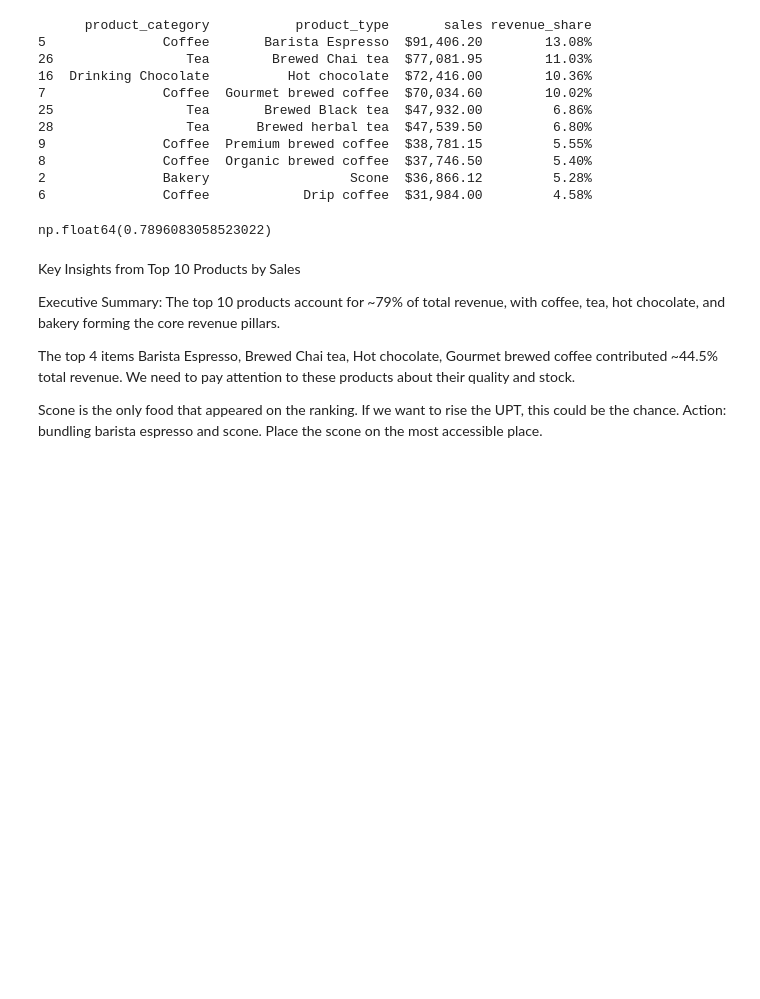
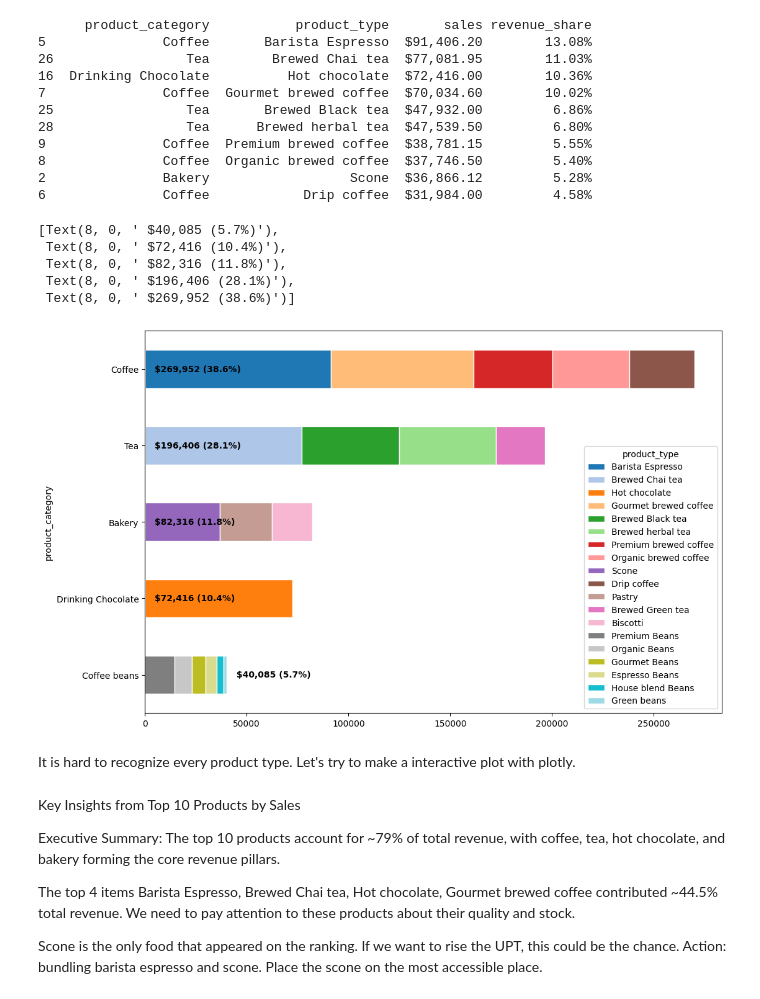
Before and after one commit to yunying-ds/coffee-sales-analysis, a Jupyter notebook: notebooks/01_exploratory_analysis.ipynb, the cells around one changed output. Cells and saved outputs as stored; diff of their text form; code cells hidden in the pictures; blank space fills up the shorter version.

```diff
--- a/notebooks/01_exploratory_analysis.ipynb
+++ b/notebooks/01_exploratory_analysis.ipynb
@@ -347,7 +349,52 @@ print(
 8               Coffee  Organic brewed coffee  $37,746.50         5.40%
 2               Bakery                  Scone  $36,866.12         5.28%
 6               Coffee            Drip coffee  $31,984.00         4.58%
-# %%
-top_performers["revenue_share"].head(10).sum()
-# %% [output]
-np.float64(0.7896083058523022)
+# %%
+# Transform the flat table into a pivot table for stacked plotting
+# Index will be Categories, Columns will be Types
+pivot_df = top_performers.pivot_table(
+    index="product_category", columns="product_type", values="sales", aggfunc="sum"
+).fillna(0)
+
+# Calculate Category Totals (Sales and total % share) for annotations
+# We sum the 'sales' and 'revenue_share' for each category
+cat_totals = (
+    top_performers.groupby("product_category")
+    .agg({"sales": "sum", "revenue_share": "sum"})
+    .sort_values("sales", ascending=True)
+)  # Sort to have largest at the top of the plot
+
+# plot only top 5 categories
+top_5_cat = cat_totals.tail(5)
+# filter pivot_df to match top 5 categories
+pivot_df = pivot_df.loc[top_5_cat.index]
+
+# Filter columns: Remove columns that are all 0
+pivot_df = pivot_df.loc[:, (pivot_df != 0).any(axis=0)]
+
+# sort by product type
+sorted_types = pivot_df.sum(axis=0).sort_values(ascending=False).index
+pivot_df = pivot_df[sorted_types]
+
+# plotting
+ax = pivot_df.plot(
+    kind="barh", stacked=True, figsize=(12, 8), colormap="tab20", edgecolor="white"
+)
+
+# annotation
+# Create labels list using a list comprehension
+labels = [
+    f" ${s:,.0f} ({p:.1%})" for s, p in zip(top_5_cat.sales, top_5_cat.revenue_share)
+]
+
+# Apply labels to the last segment of the bars
+ax.bar_label(ax.containers[-1], labels=labels, padding=8, fontweight="bold")
+# %% [output]
+[Text(8, 0, ' $40,085 (5.7%)'),
+ Text(8, 0, ' $72,416 (10.4%)'),
+ Text(8, 0, ' $82,316 (11.8%)'),
+ Text(8, 0, ' $196,406 (28.1%)'),
+ Text(8, 0, ' $269,952 (38.6%)')]
+[figure, added]
+# %% [markdown]
+It is hard to recognize every product type. Let's try to make a interactive plot with plotly.
```
Also changed, not shown: parts of 9 cells of this notebook.
